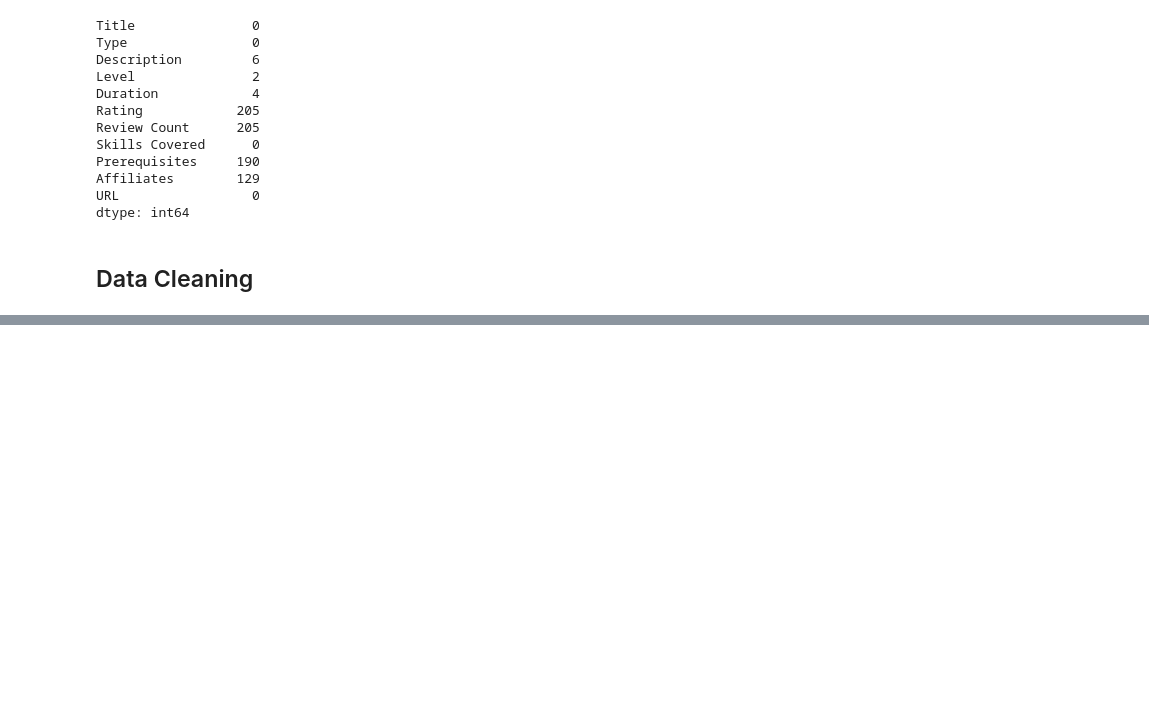
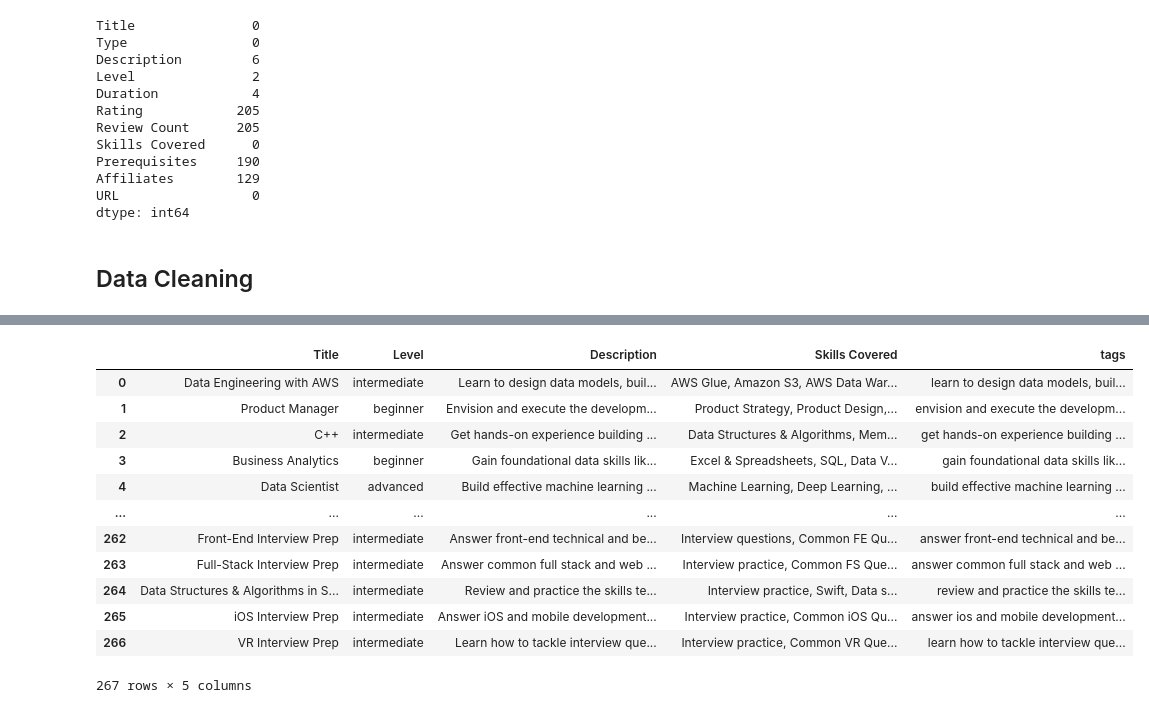
Before and after one commit to Ishsshukla/workshala_ml_1, a Jupyter notebook: Recommendation_system_courses.ipynb, the cells around one changed output, grey strips where cells are left out. Drawn from its saved outputs; the diff is of its cells as text; code cells hidden in the pictures; blank space fills up the shorter version.

Commit message:
data processing & simliarity measure

```diff
--- a/Recommendation_system_courses.ipynb
+++ b/Recommendation_system_courses.ipynb
@@ -92,8 +90,3 @@ print(df.shape)
-# %%
-
-df['Duration'] = pd.to_numeric(df['Duration'], errors='coerce')
-
-df['Duration'].fillna(df['Duration'].mean(), inplace=True)
 # %%
 
 df['Review Count'].fillna(df['Review Count'].median(), inplace=True)
@@ -104,0 +102,5 @@ train_data, test_data = train_test_split(df, test_size=0.2, random_state=42)
+# %%
+df = df[['Title','Level','Description','Skills Covered']]
+# %%
+df.dropna(subset=['Title'], inplace=True)  # Remove rows with missing 'Title'
+df['Level'].fillna('Unknown', inplace=True)  # Fill missing 'Level' with 'Unknown'
@@ -104,0 +118,19 @@ train_data, test_data = train_test_split(df, test_size=0.2, random_state=42)
+# %%
+df['tags'] = df['Description'] + ' ' + df['Title'] + ' ' + df['Skills Covered']
+df['tags'] = df['tags'].str.lower()
+# %%
+df
+# %% [output]
+|  | Title | Level | Description | Skills Covered | tags |
+| 0 | Data Engineering with AWS | intermediate | Learn to design data models, buil... | AWS Glue, Amazon S3, AWS Data War... | learn to design data models, buil... |
+| 1 | Product Manager | beginner | Envision and execute the developm... | Product Strategy, Product Design,... | envision and execute the developm... |
+| 2 | C++ | intermediate | Get hands-on experience building ... | Data Structures & Algorithms, Mem... | get hands-on experience building ... |
+| 3 | Business Analytics | beginner | Gain foundational data skills lik... | Excel & Spreadsheets, SQL, Data V... | gain foundational data skills lik... |
+| 4 | Data Scientist | advanced | Build effective machine learning ... | Machine Learning, Deep Learning, ... | build effective machine learning ... |
+| ... | ... | ... | ... | ... | ... |
+| 262 | Front-End Interview Prep | intermediate | Answer front-end technical and be... | Interview questions, Common FE Qu... | answer front-end technical and be... |
+| 263 | Full-Stack Interview Prep | intermediate | Answer common full stack and web ... | Interview practice, Common FS Que... | answer common full stack and web ... |
+| 264 | Data Structures & Algorithms in S... | intermediate | Review and practice the skills te... | Interview practice, Swift, Data s... | review and practice the skills te... |
+| 265 | iOS Interview Prep | intermediate | Answer iOS and mobile development... | Interview practice, Common iOS Qu... | answer ios and mobile development... |
+| 266 | VR Interview Prep | intermediate | Learn how to tackle interview que... | Interview practice, Common VR Que... | learn how to tackle interview que... |
+267 rows × 5 columns
```
Also changed, not shown: parts of 37 cells of this notebook, 1 other file.
